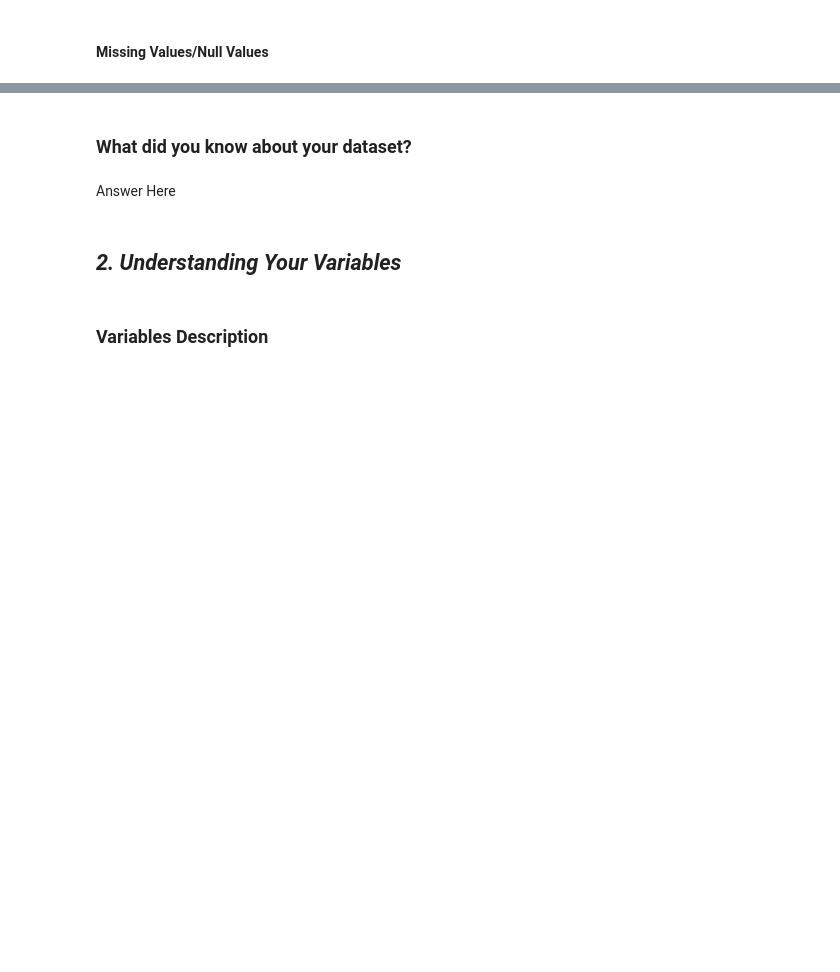
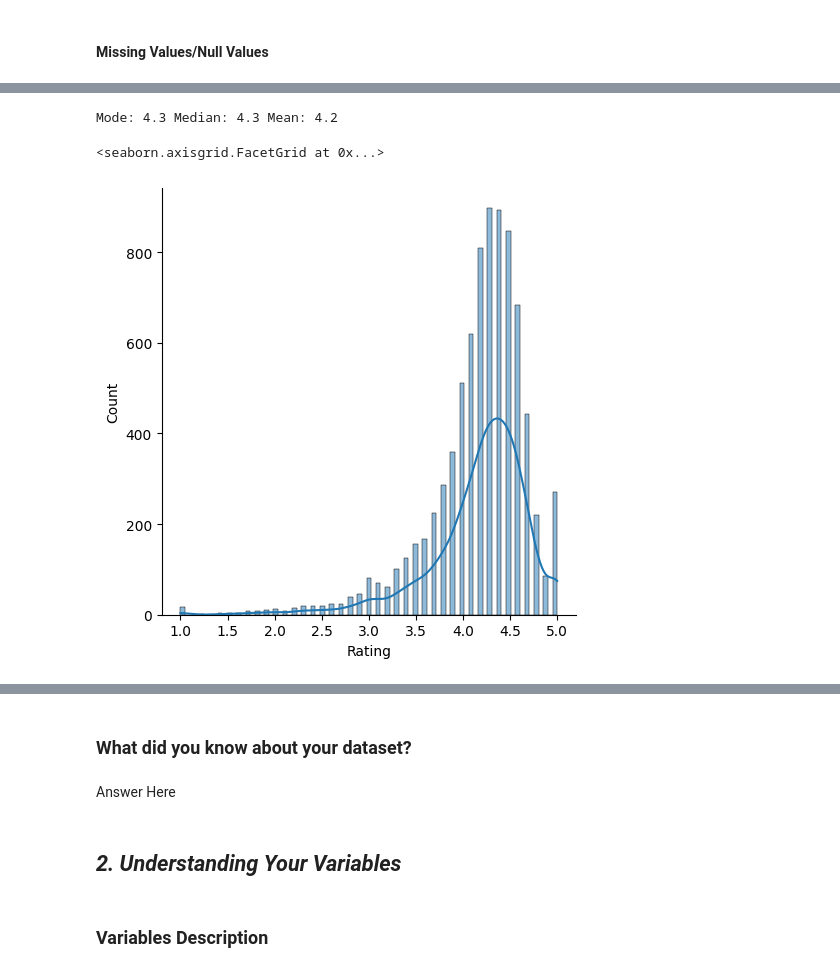
Before and after one commit to gawandegaurav60/Play-Store-Review-Analysis-EDA, a Jupyter notebook: Play_Store_App_Review_Exploratory_Data_Analysis.ipynb, the cells around one changed output, grey strips where cells are left out. Cells and saved outputs as stored; diff of their text form; code cells hidden in the pictures; blank space fills up the shorter version.

```diff
--- a/Play_Store_App_Review_Exploratory_Data_Analysis.ipynb
+++ b/Play_Store_App_Review_Exploratory_Data_Analysis.ipynb
@@ -136,0 +192,5 @@ ur_df
+# %%
+# Here we have 483 duplicate values in Play Store Data and we need to get rid of those values
+ps_df = ps_df.drop_duplicates('App', keep = 'first').reset_index(drop = True)
+print(len(ps_df[ps_df.duplicated()]))
+ps_df[ps_df.duplicated()]
@@ -142,0 +236,8 @@ ur_df
+# %%
+# Here we have a few missing values "Type", "Content Rating", "Current Ver", and "Android Ver"
+# So simply drop them to avoid further analysis
+
+missing_list = ["Type", "Content Rating", "Current Ver", "Android Ver"]
+ps_df.dropna(subset=missing_list, inplace=True)
+ps_df.reset_index(drop=True, inplace=True)
+print("Missing Values in each column of Play Store Data:"'\n', ps_df.isnull().sum())
@@ -142,0 +270,14 @@ ur_df
+# %%
+# Now to deal with missing values from Rating column we'll find the mean, median and the mode of Rating column
+# and replace the missing values with either one of them
+
+# Calculating the mode and the median of the "Rating" column.
+rating_mode = ps_df['Rating'].mode()[0]
+rating_median = ps_df['Rating'].median()
+rating_mean = ps_df['Rating'].mean()
+print("Mode:",rating_mode, "Median:",rating_median, "Mean:", round(rating_mean, 1))
+sns.displot(ps_df['Rating'], kde = True)
+# %% [output]
+Mode: 4.3 Median: 4.3 Mean: 4.2
+<seaborn.axisgrid.FacetGrid at 0x...>
+[figure, added]
```
Also changed, not shown: parts of 18 cells of this notebook.
